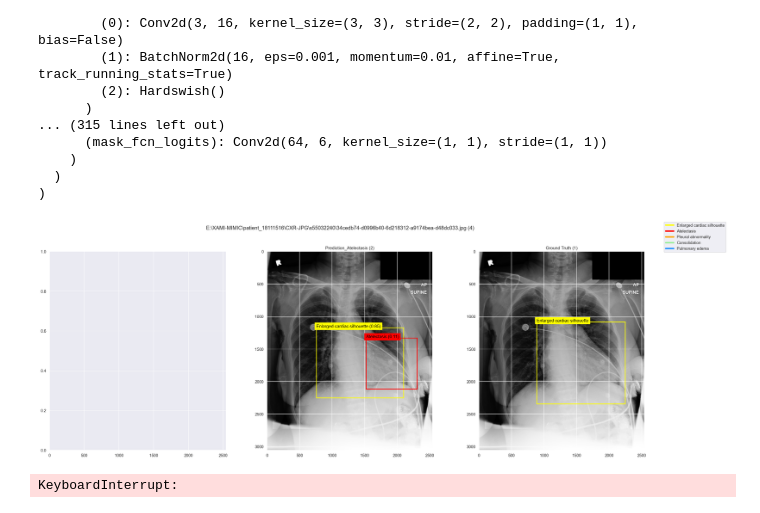
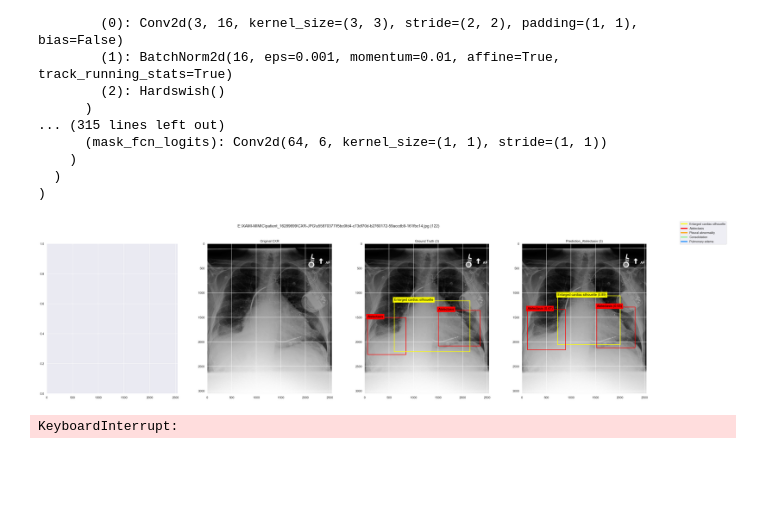
Before and after one commit to andretavluis/multimodal-abnormalities-detection, a Jupyter notebook: [7.c] generte_bb_images.ipynb, the cells around one changed output. Drawn from its saved outputs; the diff is of its cells as text; code cells hidden in the pictures; blank space fills up the shorter version.

```diff
--- a/[7.c] generte_bb_images.ipynb
+++ b/[7.c] generte_bb_images.ipynb
@@ -298,23 +298,23 @@ def plot_model_bb_for_dataset_idx(
 # %%
 # for generating the example in the paper.
 
-iou_thrs = 0.1
+iou_thrs = 0.3
 fig = plot_model_bb_for_dataset_idx(
         model=model,
         train_info=train_info,
         dataset=detect_eval_dataset,
         device=device,
-        idx=4, # 200, 50
+        idx=122, # 200, 50, 122
         legend_elements=legend_elements,
         disease_cmap=DISEASE_CMAP,
         score_thres=None,
         roi_head_thrs=iou_thrs,
         plot_gt=True,
         plot_clinial_3d=False,
         spread_pred=False
     )
 # %% [output]
-[figure, old version]
+[figure, new version]
 # %%
 for iou_thrs in [
     # 0.05,
```
Also changed, not shown: 42 other files.
